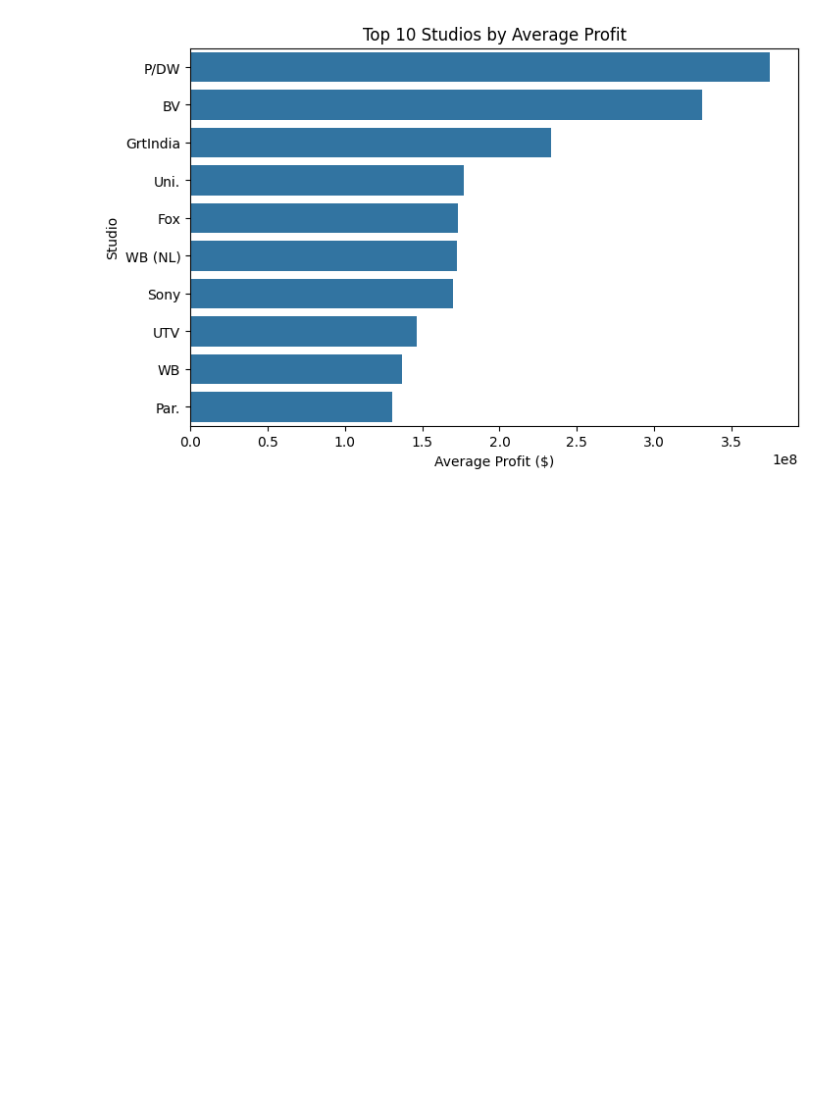
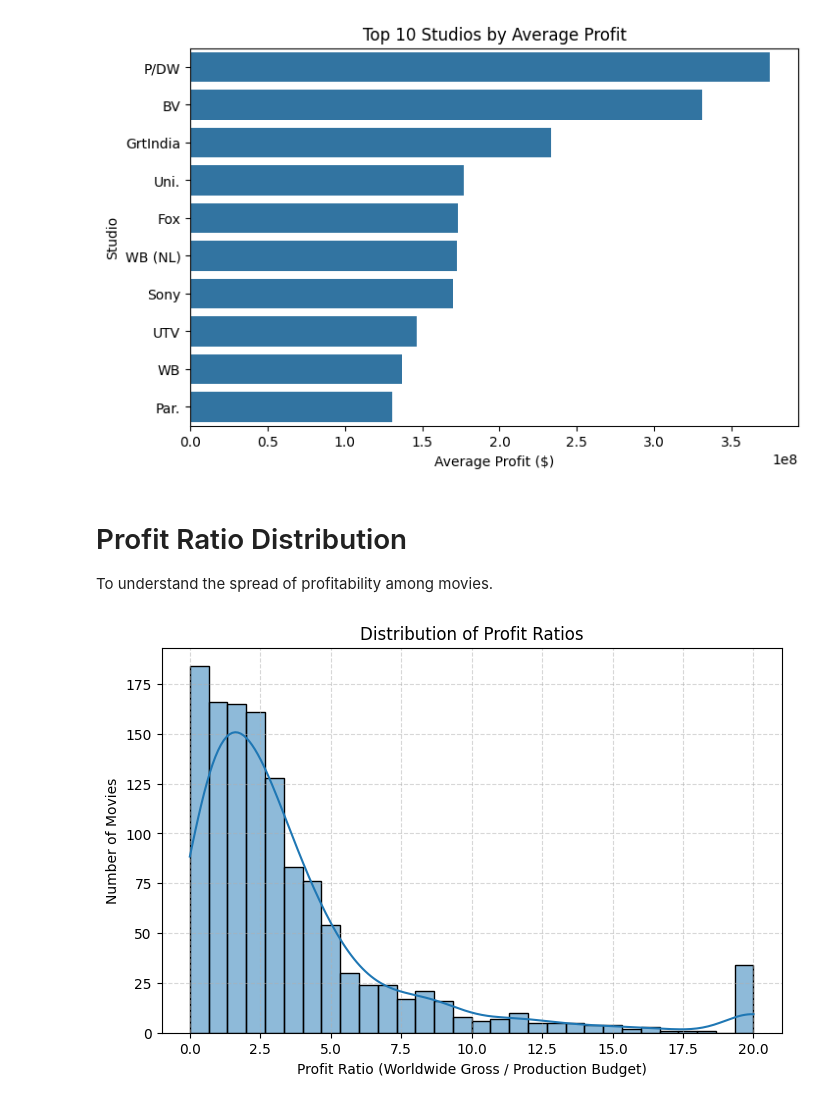
Before and after one commit to lorenaterah/Phase-2-project-G3, a Jupyter notebook: Notebooks/steve.ipynb, the cells around one changed output. Drawn from its saved outputs; the diff is of its cells as text; code cells hidden in the pictures; blank space fills up the shorter version.

```diff
--- a/Notebooks/steve.ipynb
+++ b/Notebooks/steve.ipynb
@@ -702,3 +726,17 @@ plt.ylabel('Studio')
 plt.show()
 # %% [output]
 [figure]
+# %% [markdown]
+# Profit Ratio Distribution
+
+To understand the spread of profitability among movies.
+# %%
+plt.figure(figsize=(8,5))
+sns.histplot(df_box['profit_ratio'], bins=30, kde=True)
+plt.title('Distribution of Profit Ratios')
+plt.xlabel('Profit Ratio (Worldwide Gross / Production Budget)')
+plt.ylabel('Number of Movies')
+plt.grid(True, linestyle='--', alpha=0.5)
+plt.show()
+# %% [output]
+[figure, added]
```
Also changed, not shown: parts of 5 cells of this notebook.
